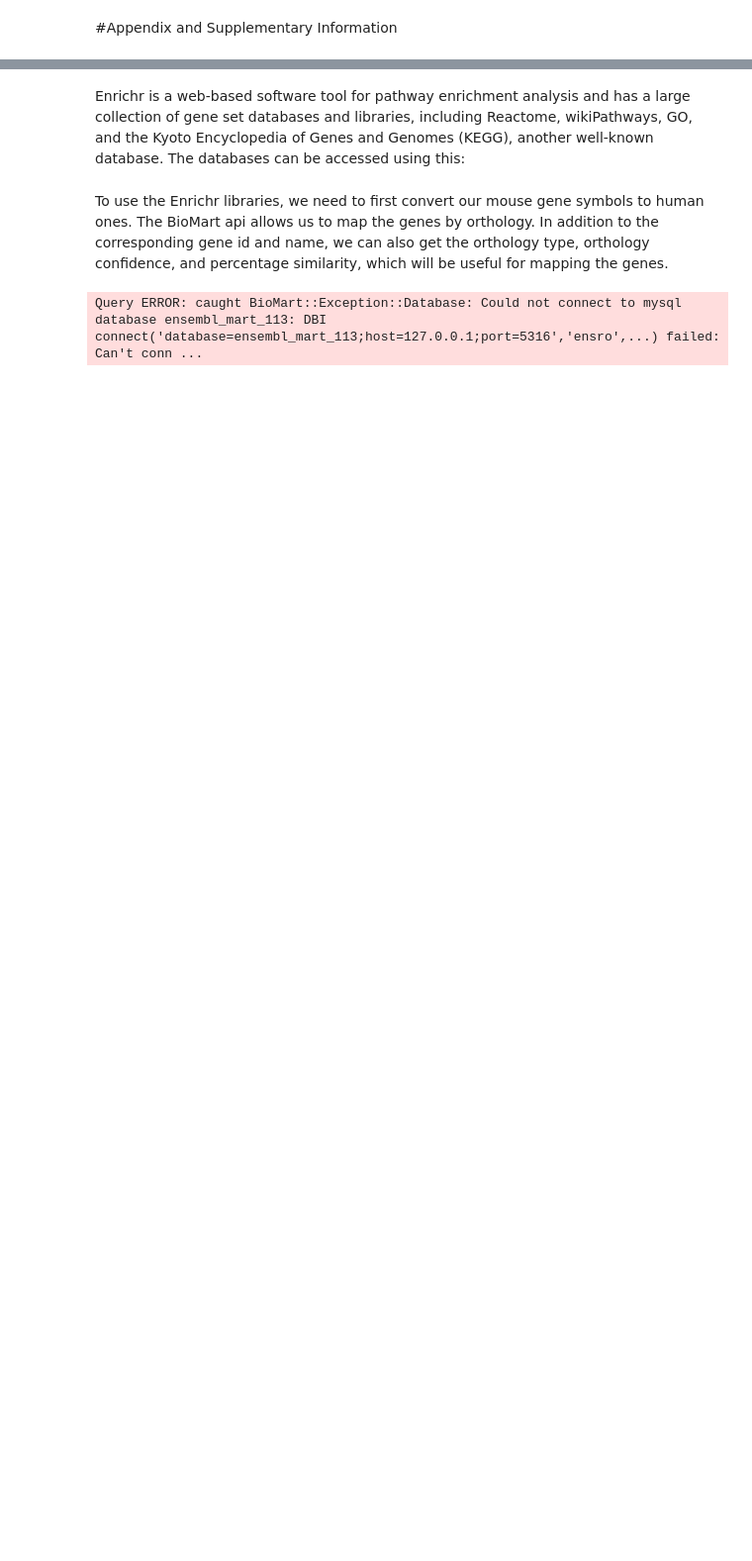
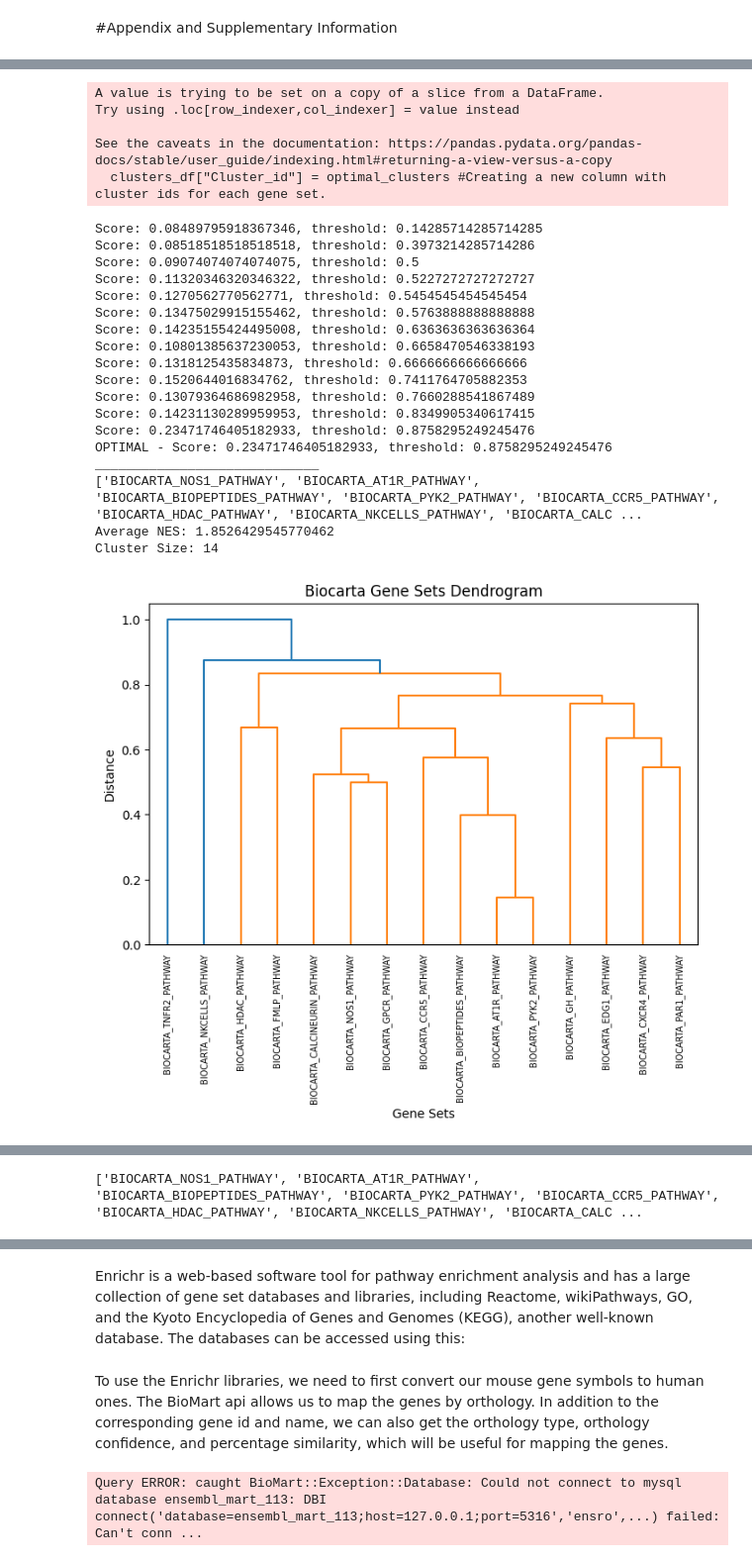
Before and after one commit to rcs-science-research/Dendritic-Branching-GSEA, a Jupyter notebook: Dendritic_Branching_Associated_Pathways_GSEA.ipynb, the cells around one changed output, grey strips where cells are left out. Shown at 99% size. Saved outputs shown, nothing was run; the diff lists cells and outputs as text; code cells hidden in the pictures; blank space fills up the shorter version.

```diff
--- a/Dendritic_Branching_Associated_Pathways_GSEA.ipynb
+++ b/Dendritic_Branching_Associated_Pathways_GSEA.ipynb
@@ -737,0 +1036,3 @@ gocc_res = gocc_out.res2d.sort_values(by="NES",ascending=False).reset_index(drop
+# %%
+biocarta_out = gp.prerank(rnk=corrs, gene_sets=msigdb.get_gmt(category="m2.cp.biocarta", dbver="2024.1.Mm"))
+biocarta_res = biocarta_out.res2d.sort_values(by="NES",ascending=False).reset_index(drop=True) #Sorting by NES
@@ -737,0 +1076,27 @@ gocc_res = gocc_out.res2d.sort_values(by="NES",ascending=False).reset_index(drop
+# %%
+generate_leading_edge_report(biocarta_out, biocarta_res.loc[biocarta_res["FDR q-val"] < 0.05]["Term"], biocarta_res, "Biocarta")
+# %% [output]
+A value is trying to be set on a copy of a slice from a DataFrame.
+Try using .loc[row_indexer,col_indexer] = value instead
+
+See the caveats in the documentation: https://pandas.pydata.org/pandas-docs/stable/user_guide/indexing.html#returning-a-view-versus-a-copy
+  clusters_df["Cluster_id"] = optimal_clusters #Creating a new column with cluster ids for each gene set.
+Score: 0.08489795918367346, threshold: 0.14285714285714285
+Score: 0.08518518518518518, threshold: 0.3973214285714286
+Score: 0.09074074074074075, threshold: 0.5
+Score: 0.11320346320346322, threshold: 0.5227272727272727
+Score: 0.1270562770562771, threshold: 0.5454545454545454
+Score: 0.13475029915155462, threshold: 0.5763888888888888
+Score: 0.14235155424495008, threshold: 0.6363636363636364
+Score: 0.10801385637230053, threshold: 0.6658470546338193
+Score: 0.1318125435834873, threshold: 0.6666666666666666
+Score: 0.1520644016834762, threshold: 0.7411764705882353
+Score: 0.13079364686982958, threshold: 0.7660288541867489
+Score: 0.14231130289959953, threshold: 0.8349905340617415
+Score: 0.23471746405182933, threshold: 0.8758295249245476
+OPTIMAL - Score: 0.23471746405182933, threshold: 0.8758295249245476
+_____________________________
+['BIOCARTA_NOS1_PATHWAY', 'BIOCARTA_AT1R_PATHWAY', 'BIOCARTA_BIOPEPTIDES_PATHWAY', 'BIOCARTA_PYK2_PATHWAY', 'BIOCARTA_CCR5_PATHWAY', 'BIOCARTA_HDAC_PATHWAY', 'BIOCARTA_NKCELLS_PATHWAY', 'BIOCARTA_CALC ...
+Average NES: 1.8526429545770462
+Cluster Size: 14
+[figure, added]
@@ -738 +1104,2 @@ gocc_res = gocc_out.res2d.sort_values(by="NES",ascending=False).reset_index(drop
+['BIOCARTA_NOS1_PATHWAY', 'BIOCARTA_AT1R_PATHWAY', 'BIOCARTA_BIOPEPTIDES_PATHWAY', 'BIOCARTA_PYK2_PATHWAY', 'BIOCARTA_CCR5_PATHWAY', 'BIOCARTA_HDAC_PATHWAY', 'BIOCARTA_NKCELLS_PATHWAY', 'BIOCARTA_CALC ...
 # %% [markdown]
```
Also changed, not shown: parts of 63 cells of this notebook.
